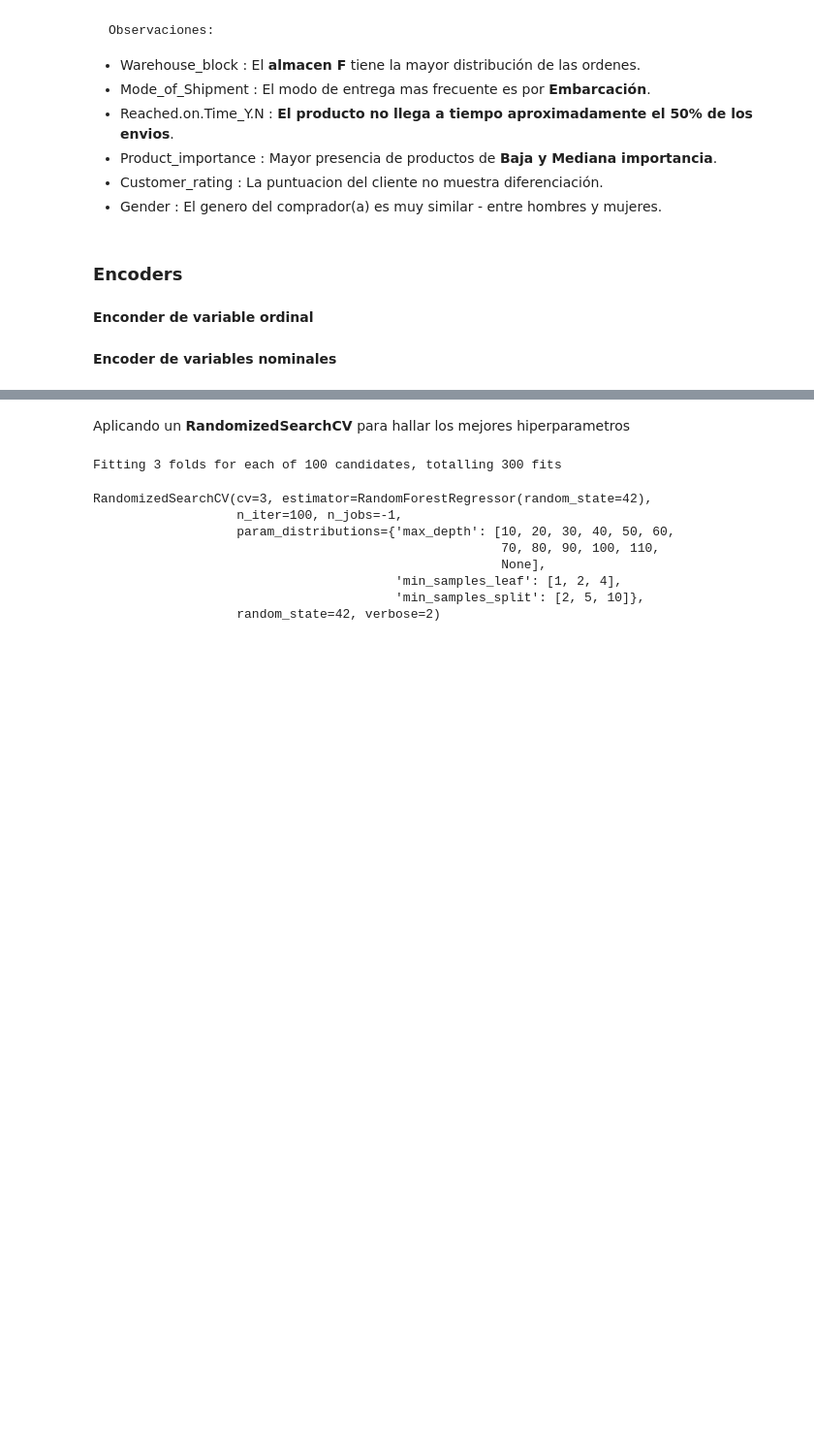
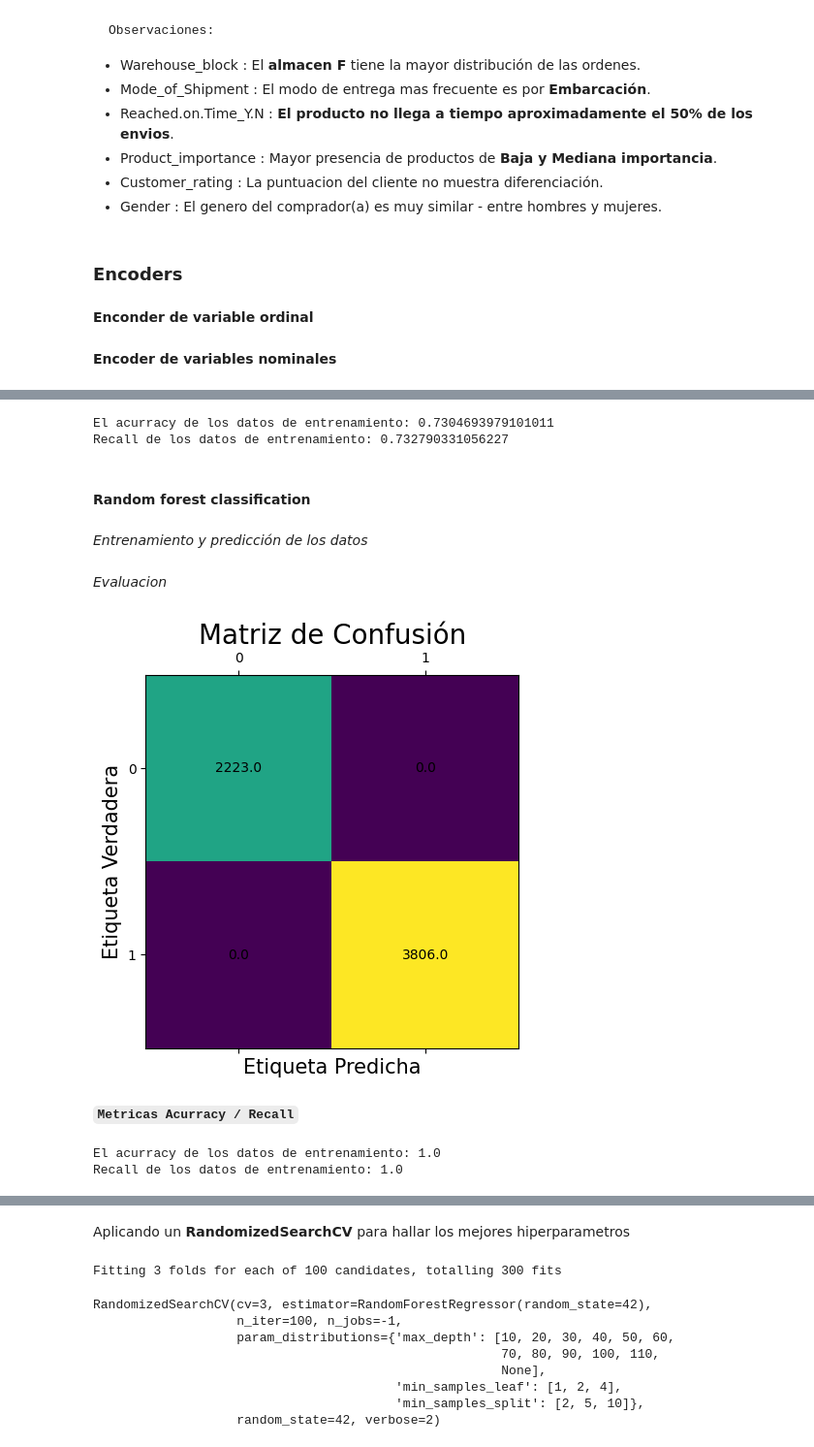
Before and after one commit to Yoelcaro14/Datathon_PI2, a Jupyter notebook: code_PI2.ipynb, the cells around one changed output, grey strips where cells are left out. Shown at 97% size. Saved outputs shown, nothing was run; the diff lists cells and outputs as text; code cells hidden in the pictures; blank space fills up the shorter version.

```diff
--- a/code_PI2.ipynb
+++ b/code_PI2.ipynb
@@ -281,0 +378,45 @@ PRUEBA 5
+# %%
+print('El acurracy de los datos de entrenamiento:', accuracy_score(y_train,y_pred_redes_train))
+# print('El acurracy de los datos de testeo:', accuracy_score(y_test,y_pred_redes_test))
+print ('Recall de los datos de entrenamiento:',recall_score(y_train,y_pred_redes_train))
+# print ('Recall de los datos de testeo :',recall_score(y_test,y_pred_redes_test))
+# %% [output]
+El acurracy de los datos de entrenamiento: 0.7304693979101011
+Recall de los datos de entrenamiento: 0.732790331056227
+# %% [markdown]
+#### **Random forest classification**
+# %% [markdown]
+*Entrenamiento y predicción de los datos*
+# %%
+# Instanciar
+forest_clf= RandomForestClassifier(random_state=42)
+# Entrenar
+forest_clf.fit(X_train,y_train)
+# Predecimos
+y_pred_forest_train = forest_clf.predict(X_train)
+y_pred_forest_test = forest_clf.predict(X_test)
+# %% [markdown]
+*Evaluacion*
+# %%
+# Matriz de confusión
+cm = confusion_matrix(y_train,y_pred_forest_train)
+
+fig, ax = plt.subplots(figsize=(8,5))
+ax.matshow(cm)
+plt.title('Matriz de Confusión', fontsize=20)
+plt.ylabel('Etiqueta Verdadera', fontsize=15)
+plt.xlabel('Etiqueta Predicha', fontsize=15)
+for (i, j), z in np.ndenumerate(cm):
+    ax.text(j, i, '{:0.1f}'.format(z), ha='center', va='center')
+# %% [output]
+[figure, added]
+# %% [markdown]
+**`Metricas Acurracy / Recall`**
+# %%
+print('El acurracy de los datos de entrenamiento:', accuracy_score(y_train,y_pred_forest_train))
+# print('El acurracy de los datos de testeo:', accuracy_score(y_test,y_pred_forest_test))
+print ('Recall de los datos de entrenamiento:',recall_score(y_train,y_pred_forest_train))
+# print ('Recall de los datos de testeo :',recall_score(y_test,y_pred_forest_test))
+# %% [output]
+El acurracy de los datos de entrenamiento: 1.0
+Recall de los datos de entrenamiento: 1.0
```
Also changed, not shown: parts of 40 cells of this notebook.
